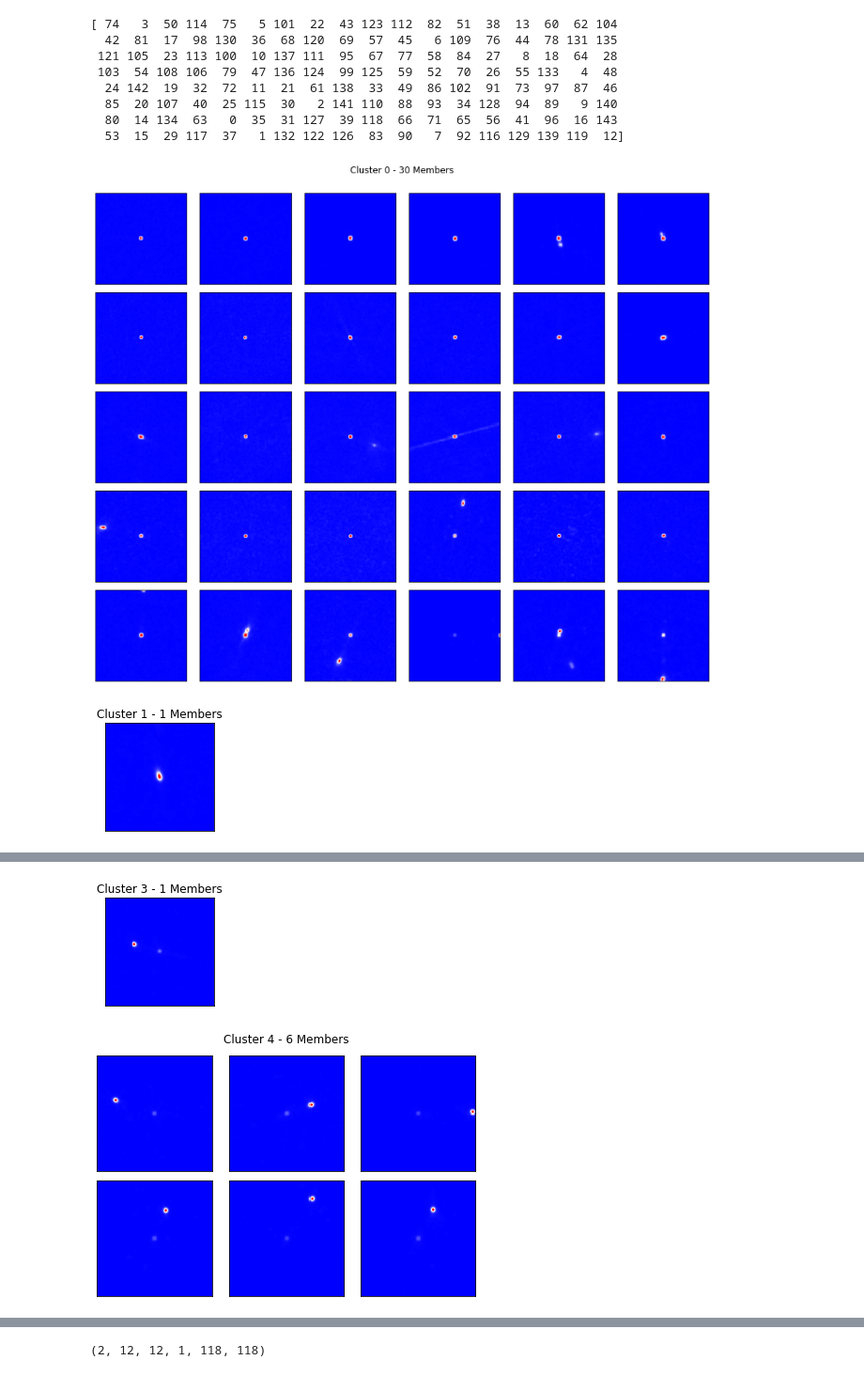
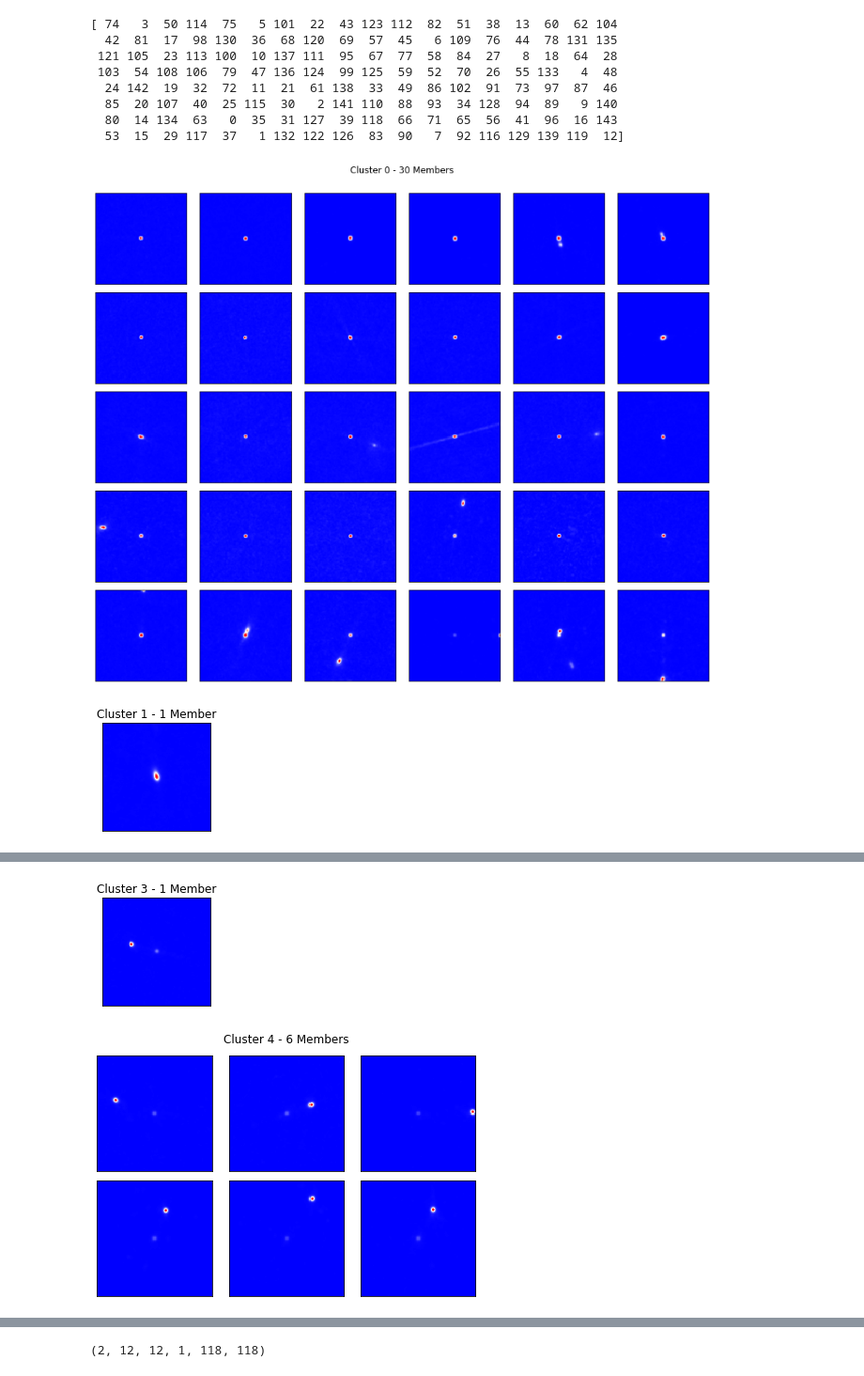
Before and after one commit to tjgalvin/pink_e3, a Jupyter notebook: FIRST_Create_Map/Notebooks/Neuron_Connections.ipynb, the cells around one changed output, grey strips where cells are left out. Shown at 94% size. Saved outputs shown, nothing was run; the diff lists cells and outputs as text; code cells hidden in the pictures.

```diff
--- a/FIRST_Create_Map/Notebooks/Neuron_Connections.ipynb
+++ b/FIRST_Create_Map/Notebooks/Neuron_Connections.ipynb
@@ -47,18 +47,12 @@ print(data[0, d1])
  38.87963867 39.30054474 39.36324692 39.72366333 39.78331757 40.16704559
  42.26390839 42.58658218 44.81702423 48.40877151 52.83966064 61.24654388]
 # %%
-counts = defaultdict(int)
 counts = defaultdict(float)
 # %%
 for i in sort[:]:
     for p, (x, y) in enumerate(zip(i[:-1], i[1:])):
         if y > x:
             x, y = y, x
-        counts[(x,y)] += 1.*(1.-p/len(i))
-for i in sort[:]:
-    for p, (x, y) in enumerate(zip(i[:-1], i[1:])):
-        if y > x:
-            x, y = y, x
         counts[(x,y)] += 1
 # %%
 print(max(counts.values()))
@@ -193,32 +187,32 @@ print(nums)
 # %%
 plt.close('all')
 
 for count, s in enumerate(subs):
     keys = np.array([k for k in s.nodes.keys()])
     indx = np.unravel_index(keys, (12,12))
 
     ncol = int(len(keys)**0.5 + 1) if len(keys) > 1 else 1
     nrow = int(len(keys)/ncol+1) if len(keys) > ncol else 1
 
     fig, axes = plt.subplots(nrow, ncol, figsize=(max(nrow*2, 3), max(ncol*2, 2)))
     try:
         flat = axes.flat
     except:
         flat = [axes,]
     for ax, y, x in zip(flat, indx[0], indx[1]):
         ax.imshow(som.get_neuron(y=y, x=x, channel=0), cmap='bwr')
         pu.no_ticks(ax)
 
     for i in range(len(flat) - len(keys)):
         fig.delaxes(axes.flat[-(i+1)])
 
-    fig.suptitle(f"Cluster {count} - {len(keys)} Members")
+    fig.suptitle(f"Cluster {count} - {len(keys)} {'Members' if len(keys) > 1 else 'Member'}")
     fig.tight_layout(rect=[0,0,1,0.95])
     fig.savefig(f"Cluster_Images/{count}_cluster.pdf")
 # %% [output]
 [figure]
-[figure, old version]
+[figure, new version]
 [figure]
-[figure, old version]
+[figure, new version]
 [figure]
 [figure]
```
Also changed, not shown: parts of 1 cell of this notebook, 6 other files.
